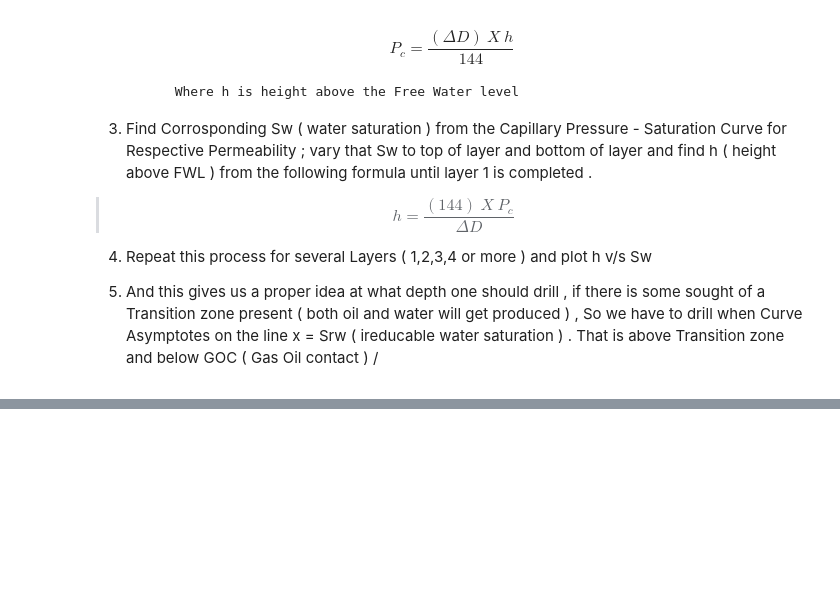
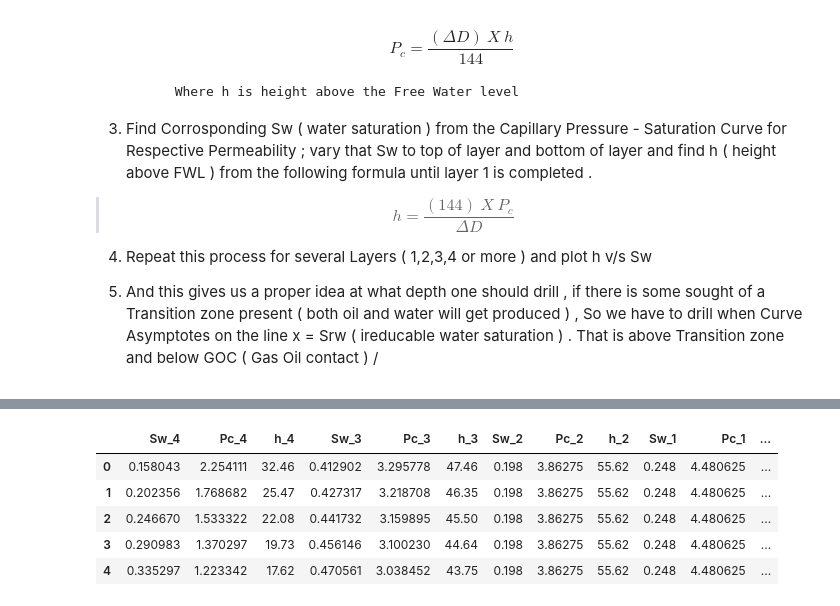
Before and after one commit to Madara123455/Energy-DA-for-Petroleum, a Jupyter notebook: Water_Saturation_Profiling_in_Layered_Reservoirs.ipynb, the cells around one changed output, grey strips where cells are left out. Saved outputs shown, nothing was run; the diff lists cells and outputs as text; code cells hidden in the pictures; blank space fills up the shorter version.

```diff
--- a/Water_Saturation_Profiling_in_Layered_Reservoirs.ipynb
+++ b/Water_Saturation_Profiling_in_Layered_Reservoirs.ipynb
@@ -59,0 +208,46 @@ $$ P_{c} = \frac{(\Delta D)\:X\:h}{144}$$
+# %%
+h_u_l1 = (FWL - df_1['Top'][0]).astype(float)     # height of top of layer 4 from FWL
+h_b_l1 = (FWL - df_1['Bottom'][0]).astype(float)  # height of bottom layer 4 from FWL
+
+Pc_u_l1 = (D_w - D_o)*(h_u_l1)/(144)
+Pc_b_l1 = (D_w - D_o)*(h_b_l1)/(144)
+
+df_clean = pd.DataFrame({'Pc': np.array(df["Pc_1"]), 'Sw': np.array(df["Sw_1"])}).dropna()
+
+# Step 3: Group by Pc to ensure no duplicates (take mean Sw for same Pc)
+df_grouped = df_clean.groupby('Pc', as_index=False).mean()
+
+# Step 4: Sort by Pc
+df_sorted = df_grouped.sort_values('Pc')
+
+# Step 5: Interpolate Sw for given Pc_4 = 2.25
+
+Sw_u_l1 = np.interp(Pc_u_l1, df_sorted['Pc'], df_sorted['Sw'])
+Sw_b_l1 = np.interp(Pc_b_l1, df_sorted['Pc'], df_sorted['Sw'])
+Sw_u_l1 , Sw_b_l1 , Pc_u_l1 , Pc_b_l1
+Sw_1 = np.linspace(Sw_u_l1, Sw_b_l1 , 20)
+
+pc_range_layer_1 = np.array([])
+h_range_layer_1 = np.array([])
+df_sorted = (df_clean.groupby('Sw', as_index=False).mean()).sort_values('Sw')
+
+for i in range(len(Sw_1)):
+    pc_range_layer_1 = np.append(pc_range_layer_1, np.interp(Sw_1[i],df_sorted['Sw'], df_sorted['Pc']))
+
+for i in range(len(pc_range_layer_1)):
+    h_range_layer_1 = np.append(h_range_layer_1,round((144*float(pc_range_layer_1[i]))/(D_w - D_o),2))
+# %%
+dict = {"Sw_4" : Sw_4 , "Pc_4" : pc_range_layer_4 , "h_4" : h_range_layer_4 , "Sw_3" : Sw_3 , "Pc_3" : pc_range_layer_3 , "h_3" : h_range_layer_3 , "Sw_2" : Sw_2 , "Pc_2" : pc_range_layer_2 , "h_2" : h_range_layer_2 , "Sw_1" : Sw_1 , "Pc_1" : pc_range_layer_1 , "h_1" : h_range_layer_1}
+df_4 = pd.DataFrame(dict)
+df_4['Depth_Layer4'] = FWL - df_4['h_4']
+df_4['Depth_Layer3'] = FWL - df_4['h_3']
+df_4['Depth_Layer2'] = np.linspace(df_1['Top'][1],df_1['Bottom'][1],20)
+df_4['Depth_Layer1'] = np.linspace(df_1['Top'][0],df_1['Bottom'][0],20)
+df_4.head()
+# %% [output]
+|  | Sw_4 | Pc_4 | h_4 | Sw_3 | Pc_3 | h_3 | Sw_2 | Pc_2 | h_2 | Sw_1 | Pc_1 | ... |
+| 0 | 0.158043 | 2.254111 | 32.46 | 0.412902 | 3.295778 | 47.46 | 0.198 | 3.86275 | 55.62 | 0.248 | 4.480625 | ... |
+| 1 | 0.202356 | 1.768682 | 25.47 | 0.427317 | 3.218708 | 46.35 | 0.198 | 3.86275 | 55.62 | 0.248 | 4.480625 | ... |
+| 2 | 0.246670 | 1.533322 | 22.08 | 0.441732 | 3.159895 | 45.50 | 0.198 | 3.86275 | 55.62 | 0.248 | 4.480625 | ... |
+| 3 | 0.290983 | 1.370297 | 19.73 | 0.456146 | 3.100230 | 44.64 | 0.198 | 3.86275 | 55.62 | 0.248 | 4.480625 | ... |
+| 4 | 0.335297 | 1.223342 | 17.62 | 0.470561 | 3.038452 | 43.75 | 0.198 | 3.86275 | 55.62 | 0.248 | 4.480625 | ... |
```
Also changed, not shown: parts of 11 cells of this notebook.
